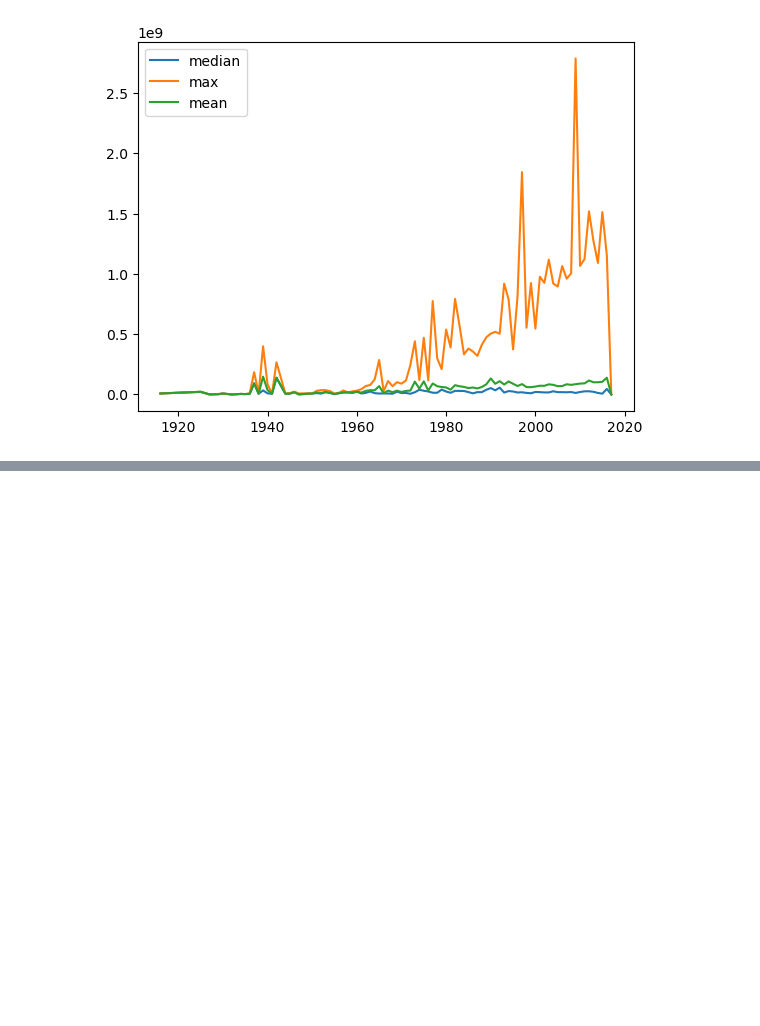
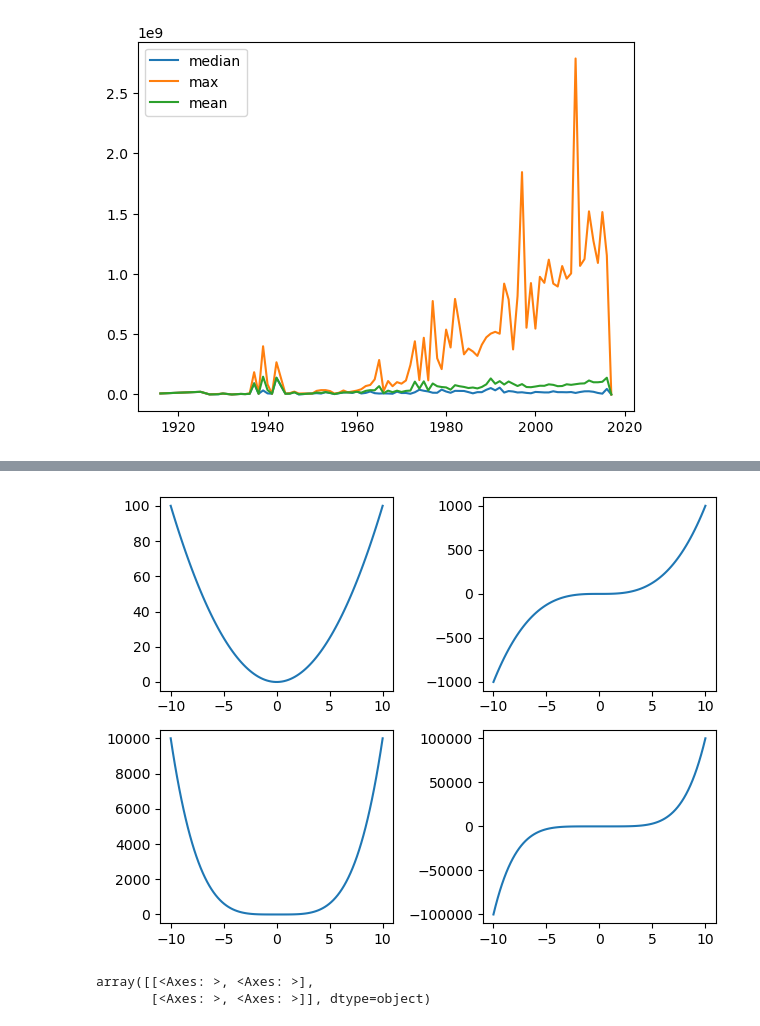
Before and after one commit to takuya178/DS-python, a Jupyter notebook: Matplotlib.ipynb, the cells around one changed output, grey strips where cells are left out. Cells and saved outputs as stored; diff of their text form; code cells hidden in the pictures; blank space fills up the shorter version.

```diff
--- a/Matplotlib.ipynb
+++ b/Matplotlib.ipynb
@@ -111,0 +140,15 @@ See the caveats in the documentation: https://pandas.pydata.org/pandas-docs/stab
+# %%
+fig, axes = plt.subplots(2, 2)
+axes[0, 0].plot(x, x**2)
+axes[0, 1].plot(x, x**3)
+axes[1, 0].plot(x, x**4)
+axes[1, 1].plot(x, x**5)
+
+fig.tight_layout()
+# %% [output]
+[figure, added]
+# %%
+axes
+# %% [output]
+array([[<Axes: >, <Axes: >],
+       [<Axes: >, <Axes: >]], dtype=object)
```
Also changed, not shown: parts of 8 cells of this notebook.
